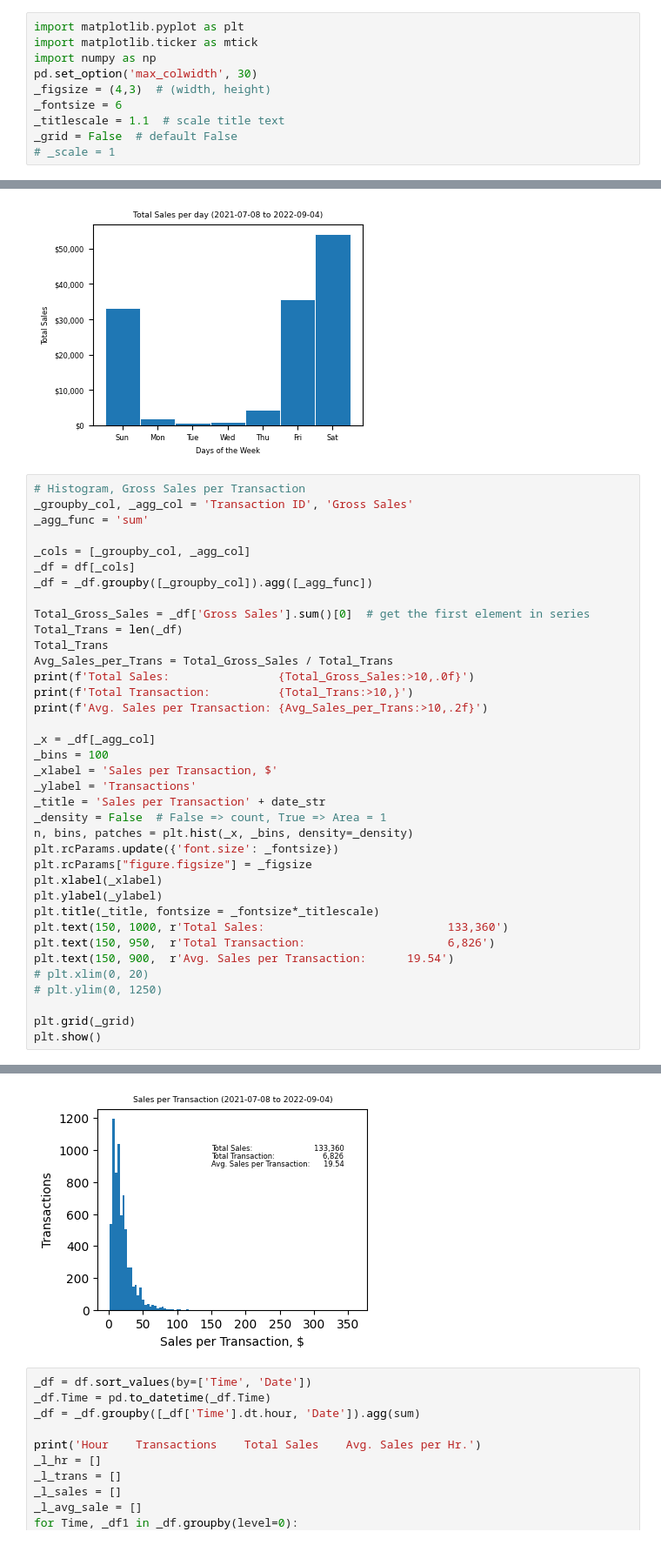
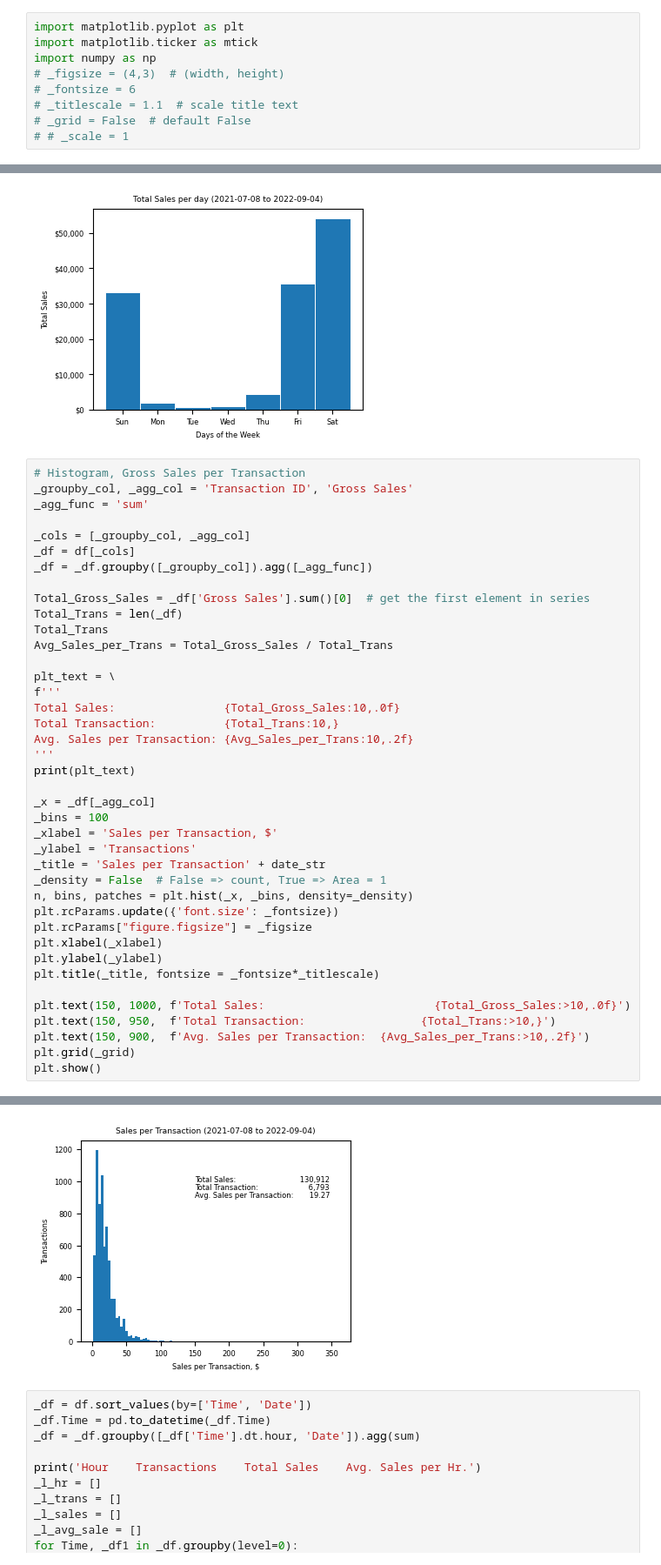
Before and after one commit to pympk/py379, a Jupyter notebook: bb/item_sale_group.ipynb, the cells around one changed output, grey strips where cells are left out. Shown at 87% size. Cells and saved outputs as stored; diff of their text form.

```diff
--- a/bb/item_sale_group.ipynb
+++ b/bb/item_sale_group.ipynb
@@ -62,12 +62,11 @@ columns with dtypes are non of the above:
 import matplotlib.pyplot as plt
 import matplotlib.ticker as mtick
 import numpy as np
-pd.set_option('max_colwidth', 30)
-_figsize = (4,3)  # (width, height)
-_fontsize = 6
-_titlescale = 1.1  # scale title text
-_grid = False  # default False
-# _scale = 1
+# _figsize = (4,3)  # (width, height)
+# _fontsize = 6
+# _titlescale = 1.1  # scale title text
+# _grid = False  # default False
+# # _scale = 1
 # %%
 # Bar Graph, Avg. Gross Sales per day
 _df = df.groupby(['DOW', 'Date']).agg('sum')
@@ -176,42 +175,45 @@ _groupby_col, _agg_col = 'Transaction ID', 'Gross Sales'
 _agg_func = 'sum'
 
 _cols = [_groupby_col, _agg_col]
 _df = df[_cols]
 _df = _df.groupby([_groupby_col]).agg([_agg_func])
 
 Total_Gross_Sales = _df['Gross Sales'].sum()[0]  # get the first element in series
 Total_Trans = len(_df)
 Total_Trans
 Avg_Sales_per_Trans = Total_Gross_Sales / Total_Trans
-print(f'Total Sales:                {Total_Gross_Sales:>10,.0f}')
-print(f'Total Transaction:          {Total_Trans:>10,}')
-print(f'Avg. Sales per Transaction: {Avg_Sales_per_Trans:>10,.2f}')
+
+plt_text = \
+f'''
+Total Sales:                {Total_Gross_Sales:10,.0f}
+Total Transaction:          {Total_Trans:10,}
+Avg. Sales per Transaction: {Avg_Sales_per_Trans:10,.2f}
+'''
+print(plt_text)
 
 _x = _df[_agg_col]
 _bins = 100
 _xlabel = 'Sales per Transaction, $'
 _ylabel = 'Transactions'
 _title = 'Sales per Transaction' + date_str
 _density = False  # False => count, True => Area = 1
 n, bins, patches = plt.hist(_x, _bins, density=_density)
 plt.rcParams.update({'font.size': _fontsize})
 plt.rcParams["figure.figsize"] = _figsize
 plt.xlabel(_xlabel)
 plt.ylabel(_ylabel)
 plt.title(_title, fontsize = _fontsize*_titlescale)
-plt.text(150, 1000, r'Total Sales:                           133,360')
-plt.text(150, 950,  r'Total Transaction:                     6,826')
-plt.text(150, 900,  r'Avg. Sales per Transaction:      19.54')
-# plt.xlim(0, 20)
-# plt.ylim(0, 1250)
 
+plt.text(150, 1000, f'Total Sales:                         {Total_Gross_Sales:>10,.0f}')
+plt.text(150, 950,  f'Total Transaction:                 {Total_Trans:>10,}')
+plt.text(150, 900,  f'Avg. Sales per Transaction:  {Avg_Sales_per_Trans:>10,.2f}')
 plt.grid(_grid)
 plt.show()
 # %% [output]
 Total Sales:                   130,912
 Total Transaction:               6,793
 Avg. Sales per Transaction:      19.27
-[figure, old version]
+[figure, new version]
 # %%
 _df = df.sort_values(by=['Time', 'Date'])
 _df.Time = pd.to_datetime(_df.Time)
```
Also changed, not shown: parts of 6 cells of this notebook.
